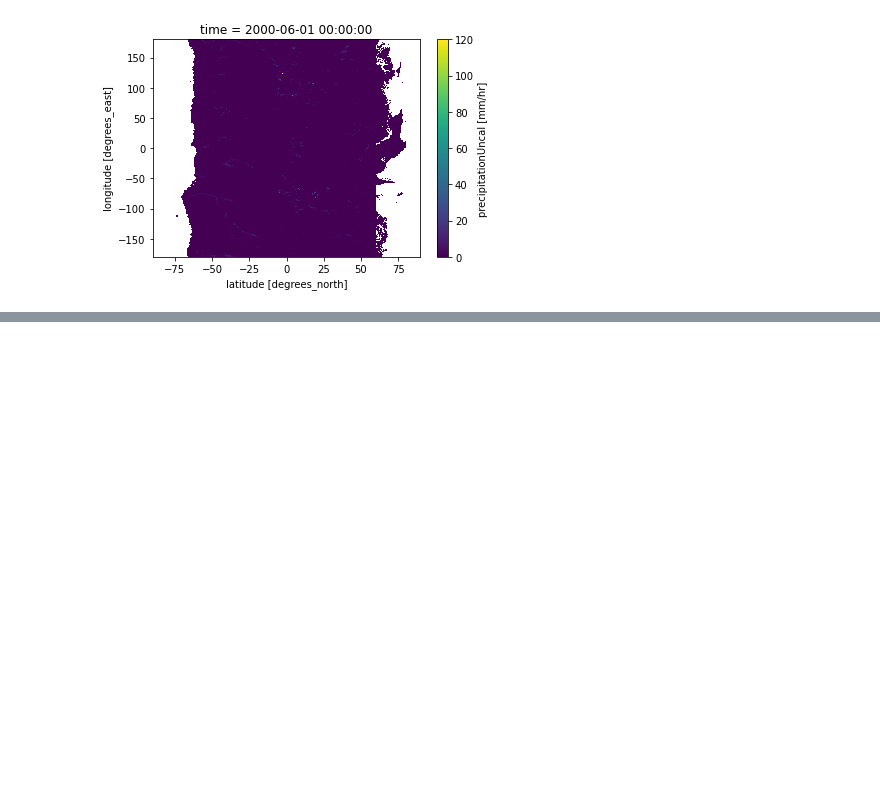
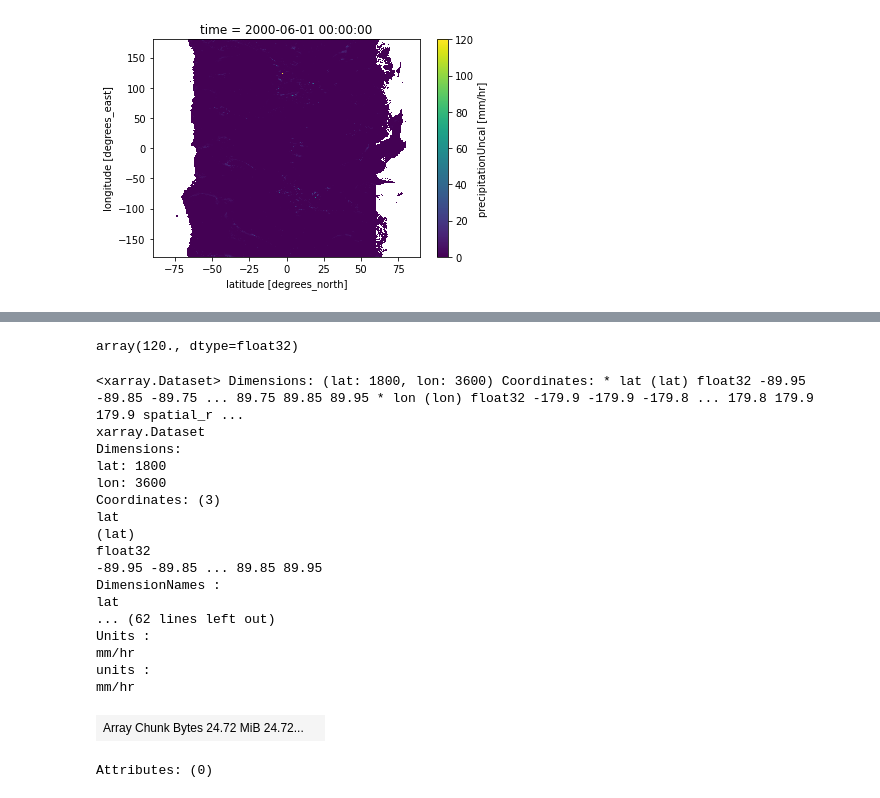
Before and after one commit to abarciauskas-bgse/imerg-zarr-viz, a Jupyter notebook: notebooks/create-zarr-with-pangeo-forge.ipynb, the cells around one changed output, grey strips where cells are left out. Cells and saved outputs as stored; diff of their text form; code cells hidden in the pictures; blank space fills up the shorter version.

Commit message:
Updated notebook for generating zarr from original HDF5

```diff
--- a/notebooks/create-zarr-with-pangeo-forge.ipynb
+++ b/notebooks/create-zarr-with-pangeo-forge.ipynb
@@ -215,0 +189,3 @@ print(zgroup.tree())
+# %%
+import xarray as xr
+ds = xr.open_zarr(target_dir.name)
@@ -215,0 +217,4 @@ print(zgroup.tree())
+# %%
+ds.precipitationUncal.max().values
+# %% [output]
+array(120., dtype=float32)
@@ -215,0 +225,23 @@ print(zgroup.tree())
+# %%
+ds_precip = ds.precipitationUncal.to_dataset(name="precipitation").squeeze().reset_coords(["time"], drop=True)
+ds_precip
+# %% [output]
+<xarray.Dataset> Dimensions: (lat: 1800, lon: 3600) Coordinates: * lat (lat) float32 -89.95 -89.85 -89.75 ... 89.75 89.85 89.95 * lon (lon) float32 -179.9 -179.9 -179.8 ... 179.8 179.9 179.9 spatial_r ...
+xarray.Dataset
+Dimensions:
+lat: 1800
+lon: 3600
+Coordinates: (3)
+lat
+(lat)
+float32
+-89.95 -89.85 ... 89.85 89.95
+DimensionNames :
+lat
+... (62 lines left out)
+Units :
+mm/hr
+units :
+mm/hr
+| Array Chunk Bytes 24.72 MiB 24.72... |  |
+Attributes: (0)
```
Also changed, not shown: parts of 16 cells of this notebook, 2 other files.
